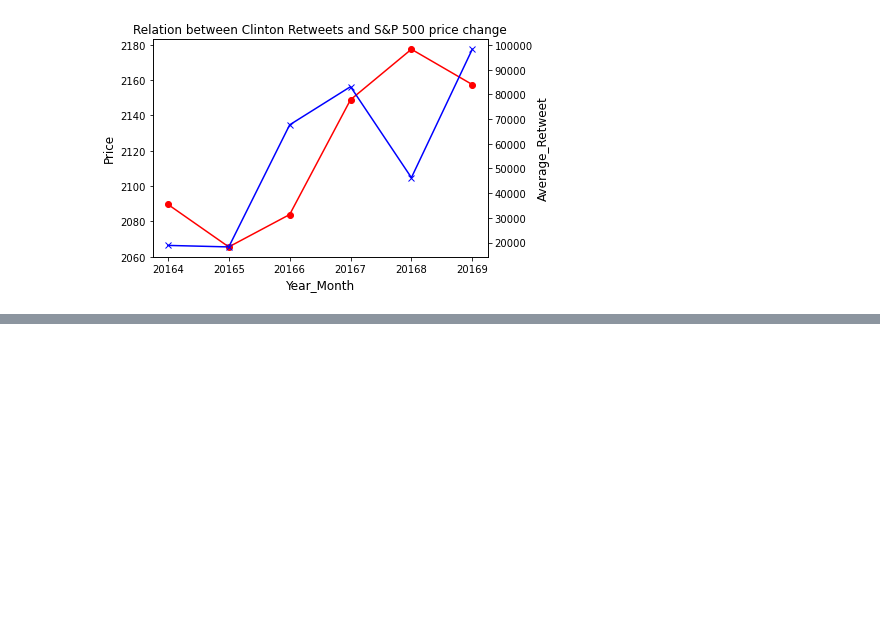
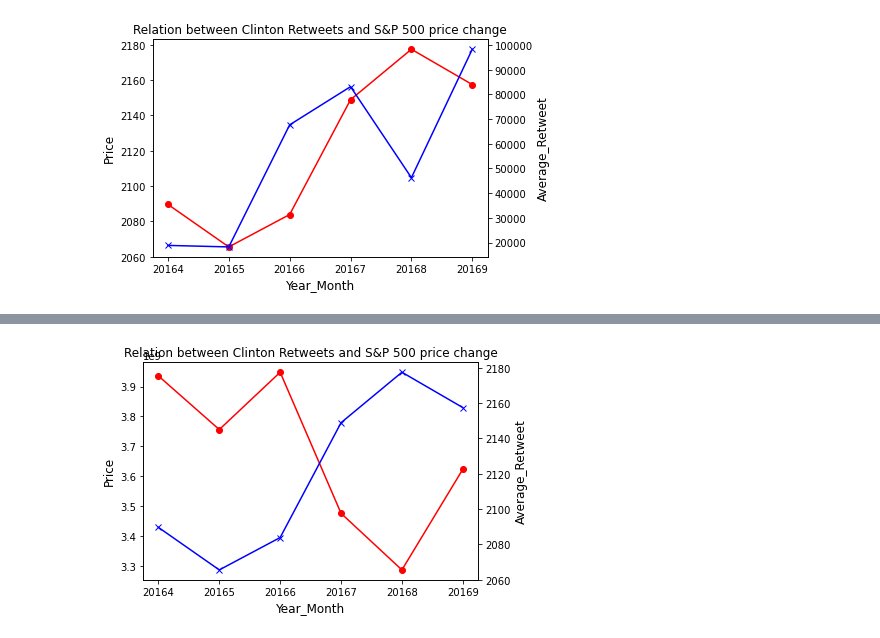
Before and after one commit to antoniovil/Projecteirow, a Jupyter notebook: output/Analysis1.ipynb, the cells around one changed output, grey strips where cells are left out. Cells and saved outputs as stored; diff of their text form; code cells hidden in the pictures; blank space fills up the shorter version.

```diff
--- a/output/Analysis1.ipynb
+++ b/output/Analysis1.ipynb
@@ -486,0 +506,19 @@ plt.show()
+# %%
+# create figure and axis objects with subplots()
+fig,ax = plt.subplots()
+# make a plot
+ax.plot(df_elec_ym2['year_month'], df_elec_ym2['volume'], color="red", marker="o")
+# set x-axis label
+ax.set_xlabel("Year_Month",fontsize=12)
+# set y-axis label
+ax.set_ylabel("Price",fontsize=12)
+
+# twin object for two different y-axis on the sample plot
+ax2=ax.twinx()
+# make a plot with different y-axis using second axis object
+ax2.plot(df_elec_ym2['year_month'], df_elec_ym2['close'],color="blue",marker="x")
+ax2.set_ylabel("Average_Retweet",fontsize=12)
+ax.set_title('Relation between Clinton Retweets and S&P 500 price change')
+plt.show()
+# %% [output]
+[figure, added]
```
Also changed, not shown: parts of 1 cell of this notebook.
